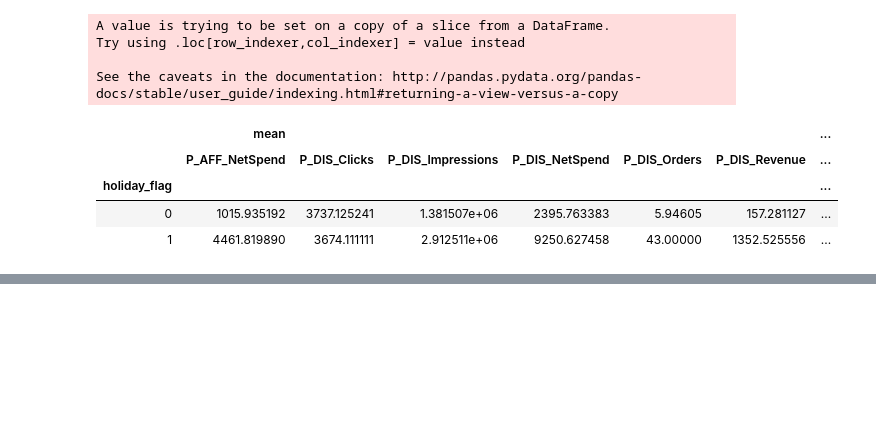
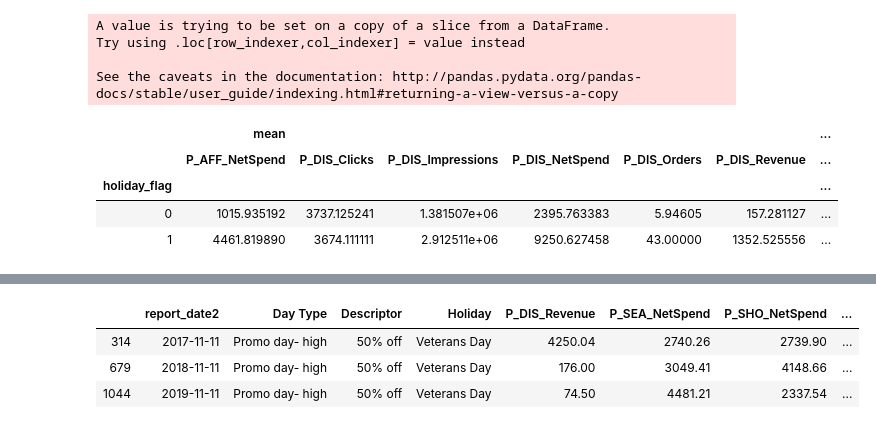
Before and after one commit to VRSILAC/tinuiti, a Jupyter notebook: tinuiti_data.ipynb, the cells around one changed output, grey strips where cells are left out. Saved outputs shown, nothing was run; the diff lists cells and outputs as text; code cells hidden in the pictures; blank space fills up the shorter version.

```diff
--- a/tinuiti_data.ipynb
+++ b/tinuiti_data.ipynb
@@ -118,3 +80,11 @@ pd.pivot_table(data_subset,index=["holiday_flag"],aggfunc=[np.mean])
+# %%
+#simply looking at veteran's day revenue vs previous years
+data_subset.loc[data_subset["Holiday"] == "Veterans Day"]
+# %% [output]
+|  | report_date2 | Day Type | Descriptor | Holiday | P_DIS_Revenue | P_SEA_NetSpend | P_SHO_NetSpend | ... |
+| 314 | 2017-11-11 | Promo day- high | 50% off | Veterans Day | 4250.04 | 2740.26 | 2739.90 | ... |
+| 679 | 2018-11-11 | Promo day- high | 50% off | Veterans Day | 176.00 | 3049.41 | 4148.66 | ... |
+| 1044 | 2019-11-11 | Promo day- high | 50% off | Veterans Day | 74.50 | 4481.21 | 2337.54 | ... |
 # %%
 #getting the percent of rows with 0 value in the target
 1-(np.count_nonzero(data_subset["P_DIS_Revenue"])/data_subset.shape[0])
```
Also changed, not shown: parts of 7 cells of this notebook.
